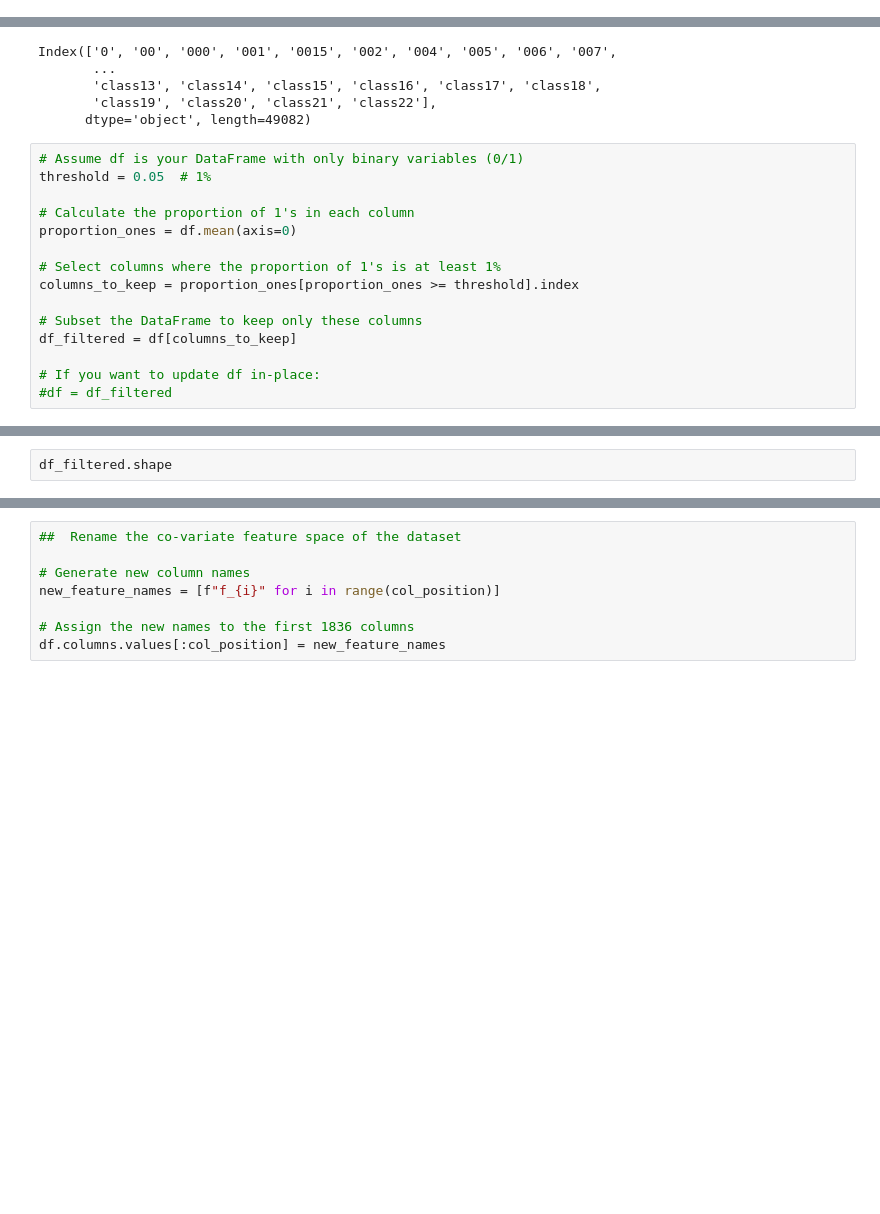
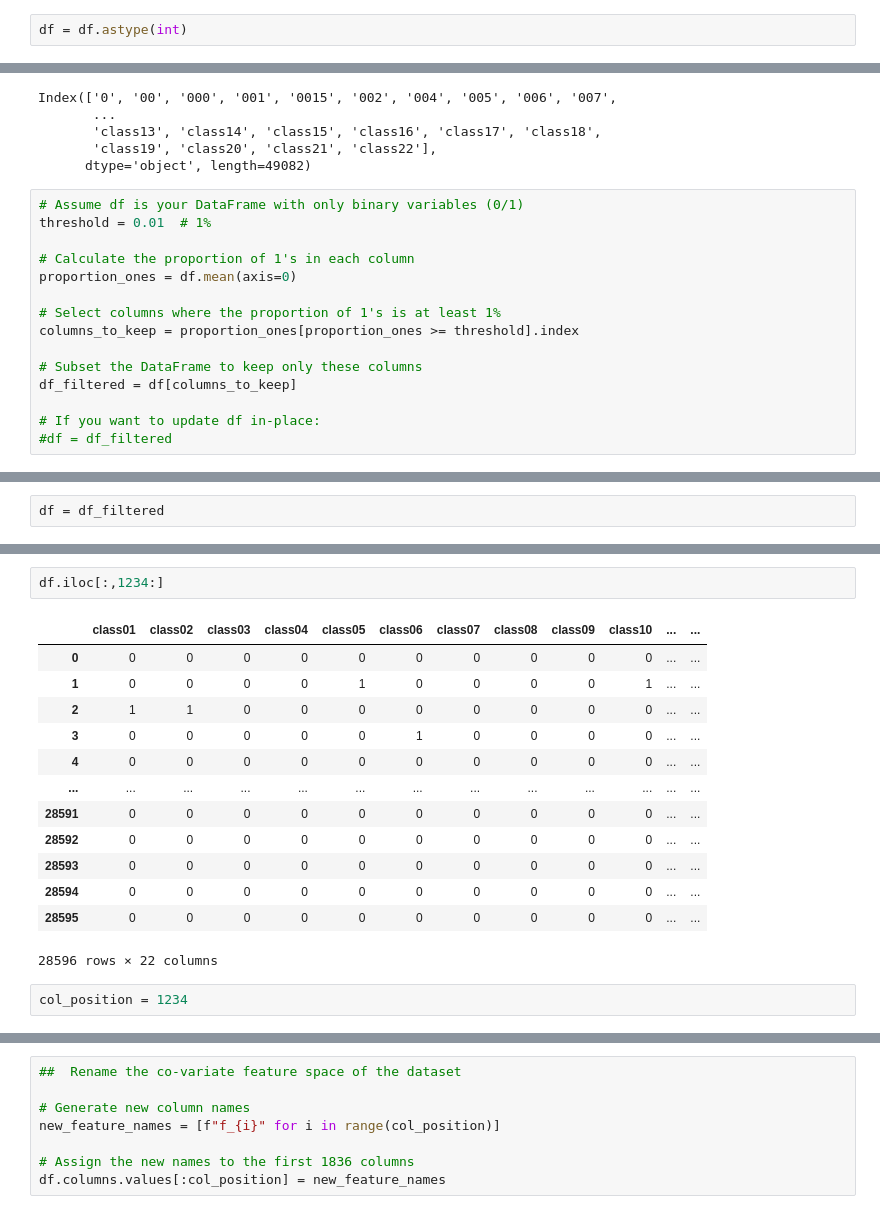
Before and after one commit to akgefpm/smote_msfb, a Jupyter notebook: public_datasets/tmc2007/Data Processing.ipynb, the cells around one changed output, grey strips where cells are left out. Saved outputs shown, nothing was run; the diff lists cells and outputs as text; blank space fills up the shorter version.

```diff
--- a/public_datasets/tmc2007/Data Processing.ipynb
+++ b/public_datasets/tmc2007/Data Processing.ipynb
@@ -23,6 +23,8 @@ attributes = dataset['attributes']
 # Create DataFrame
 columns = [attr[0] for attr in attributes]
 df = pd.DataFrame(data, columns=columns)
+# %%
+df = df.astype(int)
 # %%
 print("Shape of the medical.arff file :", df.shape)
 # %% [output]
@@ -43,7 +45,7 @@ Index(['0', '00', '000', '001', '0015', '002', '004', '005', '006', '007',
       dtype='object', length=49082)
 # %%
 # Assume df is your DataFrame with only binary variables (0/1)
-threshold = 0.05  # 1%
+threshold = 0.01  # 1%
 
 # Calculate the proportion of 1's in each column
 proportion_ones = df.mean(axis=0)
@@ -59,2 +67,2 @@ df_filtered = df[columns_to_keep]
 # %%
-df_filtered.shape
+df = df_filtered
@@ -63,2 +81,20 @@ df_filtered.shape
+# %%
+df.iloc[:,1234:]
+# %% [output]
+|  | class01 | class02 | class03 | class04 | class05 | class06 | class07 | class08 | class09 | class10 | ... | ... |
+| 0 | 0 | 0 | 0 | 0 | 0 | 0 | 0 | 0 | 0 | 0 | ... | ... |
+| 1 | 0 | 0 | 0 | 0 | 1 | 0 | 0 | 0 | 0 | 1 | ... | ... |
+| 2 | 1 | 1 | 0 | 0 | 0 | 0 | 0 | 0 | 0 | 0 | ... | ... |
+| 3 | 0 | 0 | 0 | 0 | 0 | 1 | 0 | 0 | 0 | 0 | ... | ... |
+| 4 | 0 | 0 | 0 | 0 | 0 | 0 | 0 | 0 | 0 | 0 | ... | ... |
+| ... | ... | ... | ... | ... | ... | ... | ... | ... | ... | ... | ... | ... |
+| 28591 | 0 | 0 | 0 | 0 | 0 | 0 | 0 | 0 | 0 | 0 | ... | ... |
+| 28592 | 0 | 0 | 0 | 0 | 0 | 0 | 0 | 0 | 0 | 0 | ... | ... |
+| 28593 | 0 | 0 | 0 | 0 | 0 | 0 | 0 | 0 | 0 | 0 | ... | ... |
+| 28594 | 0 | 0 | 0 | 0 | 0 | 0 | 0 | 0 | 0 | 0 | ... | ... |
+| 28595 | 0 | 0 | 0 | 0 | 0 | 0 | 0 | 0 | 0 | 0 | ... | ... |
+28596 rows × 22 columns
+# %%
+col_position = 1234
 # %%
 df.iloc[:,:col_position+1].columns
```
Also changed, not shown: parts of 23 cells of this notebook, 3 other files.
